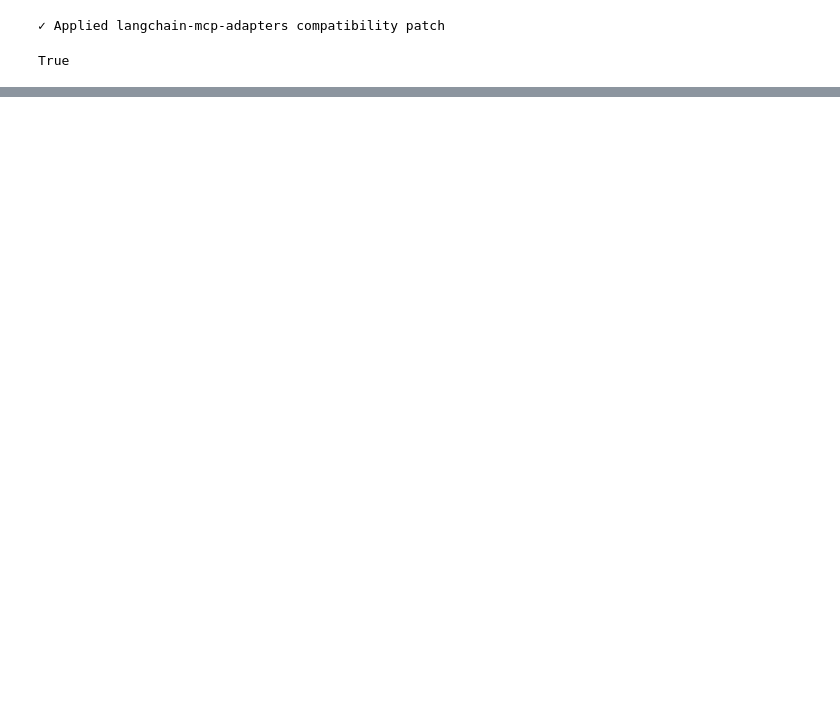
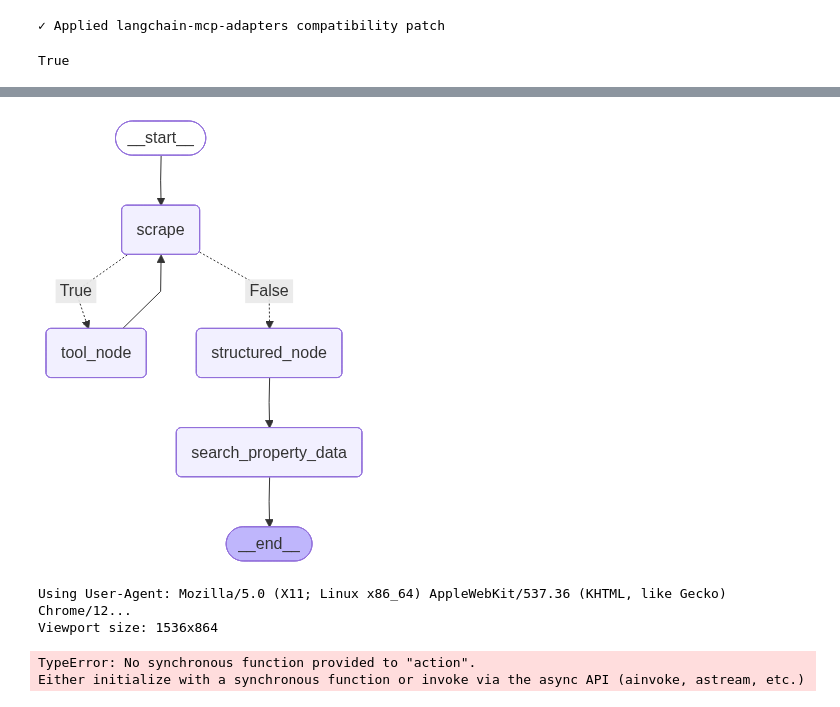
Before and after one commit to AdrianDonohoe/agentic-labs, a Jupyter notebook: CA3.ipynb, the cells around one changed output, grey strips where cells are left out. Saved outputs shown, nothing was run; the diff lists cells and outputs as text; code cells hidden in the pictures; blank space fills up the shorter version.

```diff
--- a/CA3.ipynb
+++ b/CA3.ipynb
@@ -594,7 +595,7 @@ compiled_graph
 # %%
 messages = [SystemMessage(content="You are a helpful assistant that helps users find information. Search https://myhome.ie and https://daft.ie for property information in Ireland."),
-                HumanMessage(content=f"The query is: 22 THE CEDAR, PARKVIEW, STEPASIDE DUBLIN 18, Dublin 18, D18C656")]
-query_text = "22 THE CEDAR, PARKVIEW, STEPASIDE DUBLIN 18, Dublin 18, D18C656"
+                HumanMessage(content=f"The query is: 49 THE SYCAMORE, PARKVIEW, STEPASIDE DUBLIN 18, Dublin 18, D18FF35")]
+query_text = "49 THE SYCAMORE, PARKVIEW, STEPASIDE DUBLIN 18, Dublin 18, D18FF35"
 response = await compiled_graph.ainvoke(SearchState(query=query_text, messages=messages))
 # %%
 response['messages'][-1].content
@@ -602,0 +720,5 @@ response['messages'][-1].content
+# %%
+# MAIN GRAPH
+compiled_scrape_graph
+# %% [output]
+[figure, added]
@@ -602,0 +741,8 @@ response['messages'][-1].content
+# %%
+result = compiled_scrape_graph.invoke(ScrapingState(messages=messages))
+print(result['messages'][-1].content)
+# %% [output]
+Using User-Agent: Mozilla/5.0 (X11; Linux x86_64) AppleWebKit/537.36 (KHTML, like Gecko) Chrome/12...
+Viewport size: 1536x864
+TypeError: No synchronous function provided to "action".
+Either initialize with a synchronous function or invoke via the async API (ainvoke, astream, etc.)
```
Also changed, not shown: parts of 11 cells of this notebook, 6 other files.
